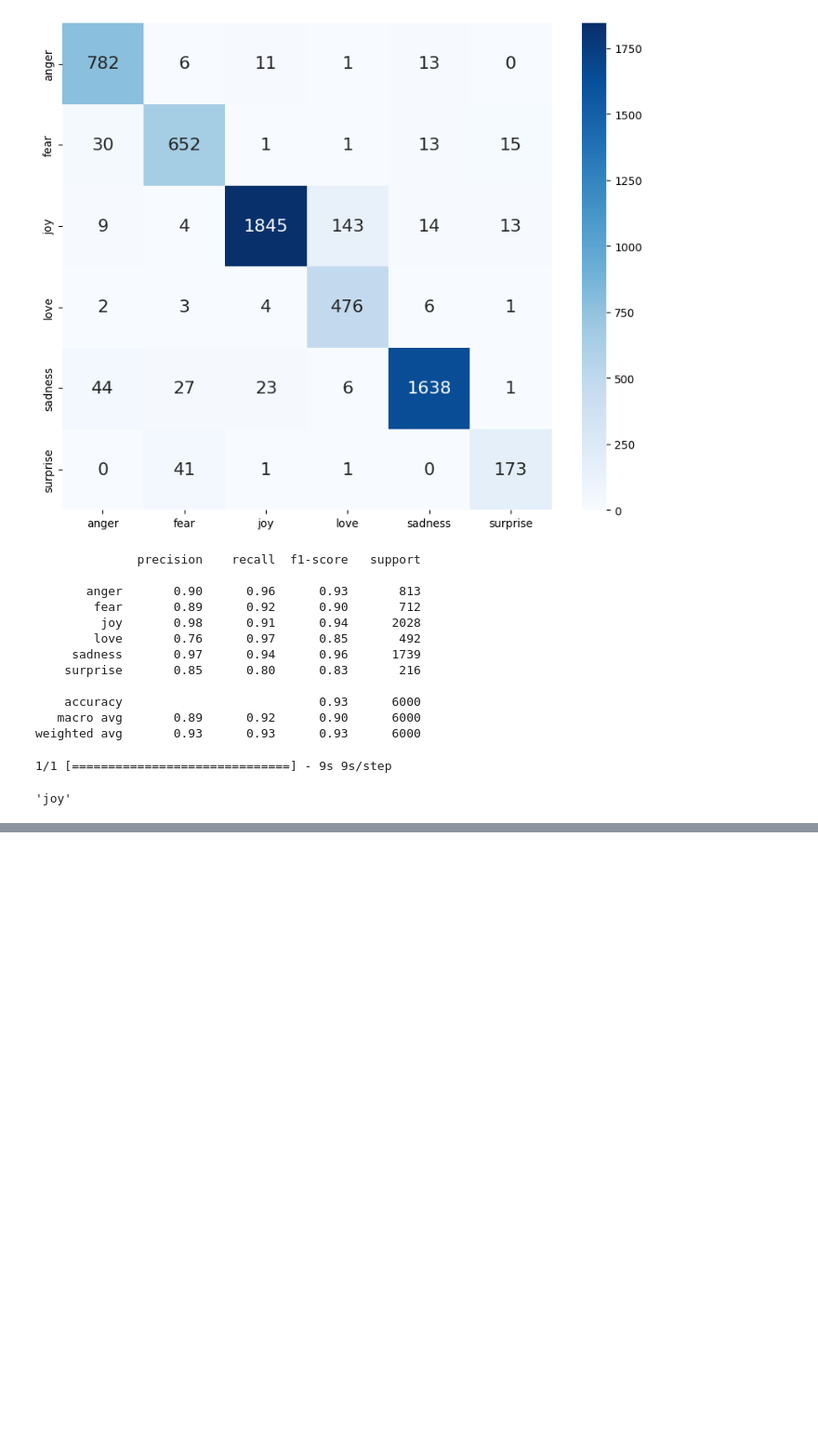
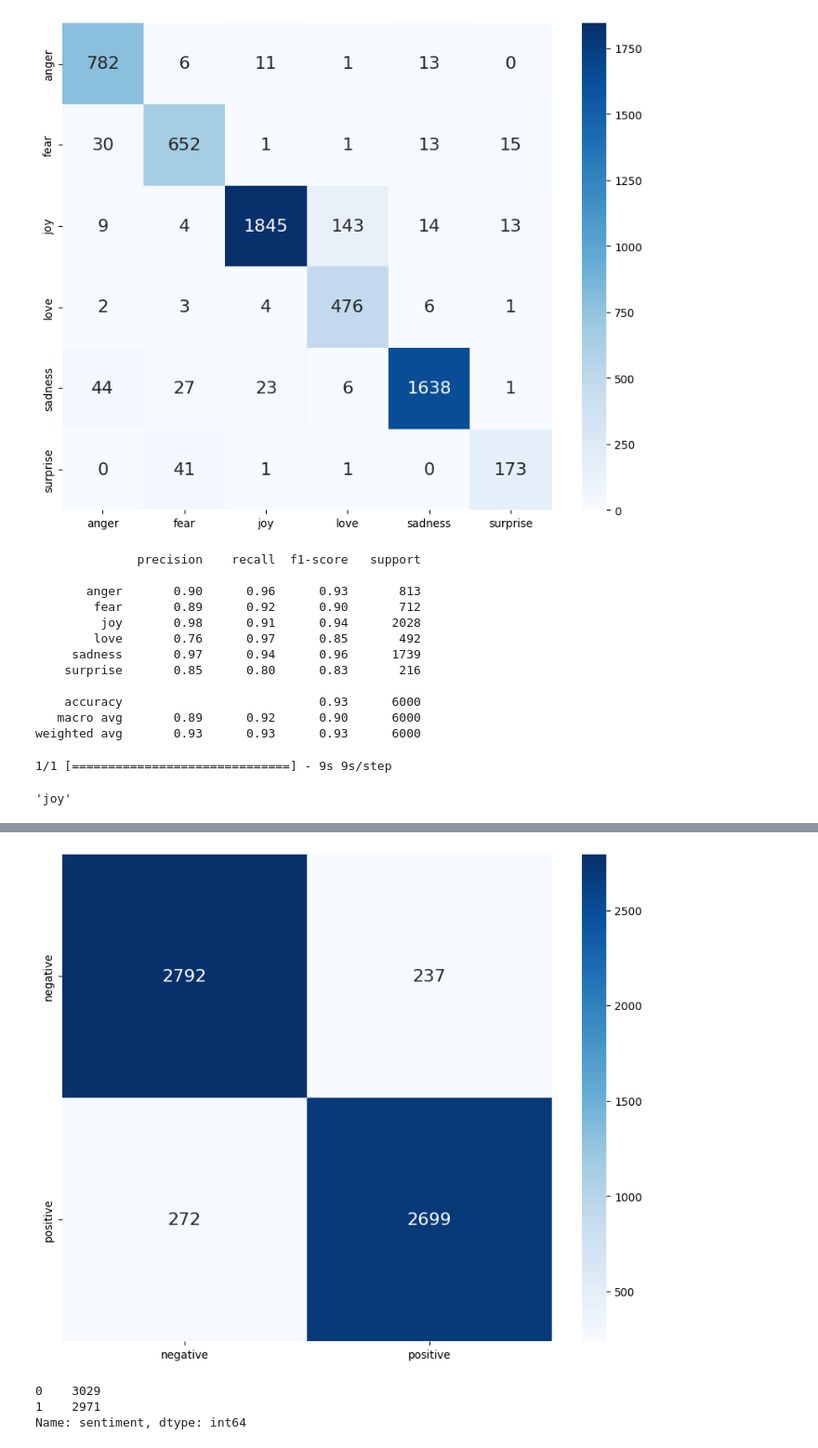
Before and after one commit to HJNVR/papers, a Jupyter notebook: Bert/fine_tune_bert.ipynb, the cells around one changed output, grey strips where cells are left out. Shown at 93% size. Cells and saved outputs as stored; diff of their text form; code cells hidden in the pictures; blank space fills up the shorter version.

```diff
--- a/Bert/fine_tune_bert.ipynb
+++ b/Bert/fine_tune_bert.ipynb
@@ -326,0 +490,18 @@ y_predicted_single
+# %%
+input_ids = Input(shape=(max_len,), dtype=tf.int32, name="input_ids")
+input_mask = Input(shape=(max_len,), dtype=tf.int32, name="attention_mask")
+# embeddings = dbert_model(input_ids, attention_mask = input_mask)[0]
+
+embeddings = bert(input_ids, attention_mask = input_mask)[0] # 0 = last hidden state, 1 = poller_output
+out = tf.keras.layers.GlobalMaxPool1D()(embeddings)
+out = Dense(128, activation='relu')(out)
+out = tf.keras.layers.Dropout(0.1)(out)
+out = Dense(32, activation='relu')(out)
+
+y = Dense(6, activation='softmax')(out)
+
+model = tf.keras.Model(inputs=[input_ids, input_mask], outputs=y)
+model.layers[2].trainable = True # the second layer in the model is bert
+#for param in model.bert.parameters():
+#    param.requires_grad = False
+model.summary()
@@ -354,0 +593,11 @@ WARNING:tensorflow:Gradients do not exist for variables ['tf_bert_model_1/bert/p
+# %%
+class_names = encoded_dict.keys()
+predicted = model.predict({'input_ids': X_test['input_ids'], 'attention_mask': X_test['attention_mask']})
+y_predicted = np.argmax(predicted, axis=1)
+# confustion_matrix(y_true, y_prediction)
+cnf_matrix = confusion_matrix(df_test['sentiment'], y_predicted)
+df_cnf = pd.DataFrame(cnf_matrix, class_names, class_names)
+plt.figure(figsize=(10, 8))
+sn.heatmap(df_cnf, annot=True, cmap='Blues', annot_kws={"size": 16},fmt='g')
+plt.show()
+# %% [output]
@@ -354,0 +606,7 @@ WARNING:tensorflow:Gradients do not exist for variables ['tf_bert_model_1/bert/p
+[figure, added]
+# %%
+df_test['sentiment'].value_counts()
+# %% [output]
+0    3029
+1    2971
+Name: sentiment, dtype: int64
```
Also changed, not shown: parts of 24 cells of this notebook.
